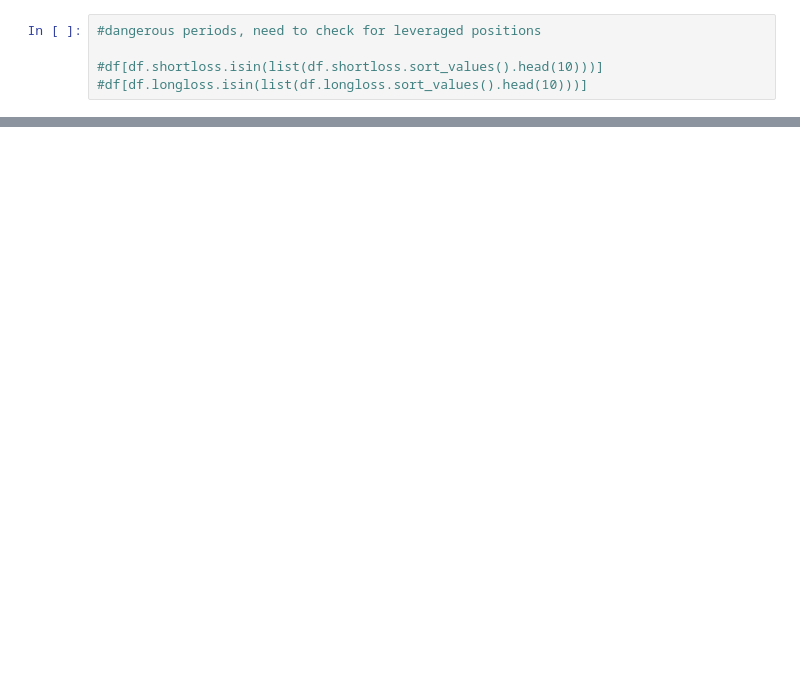
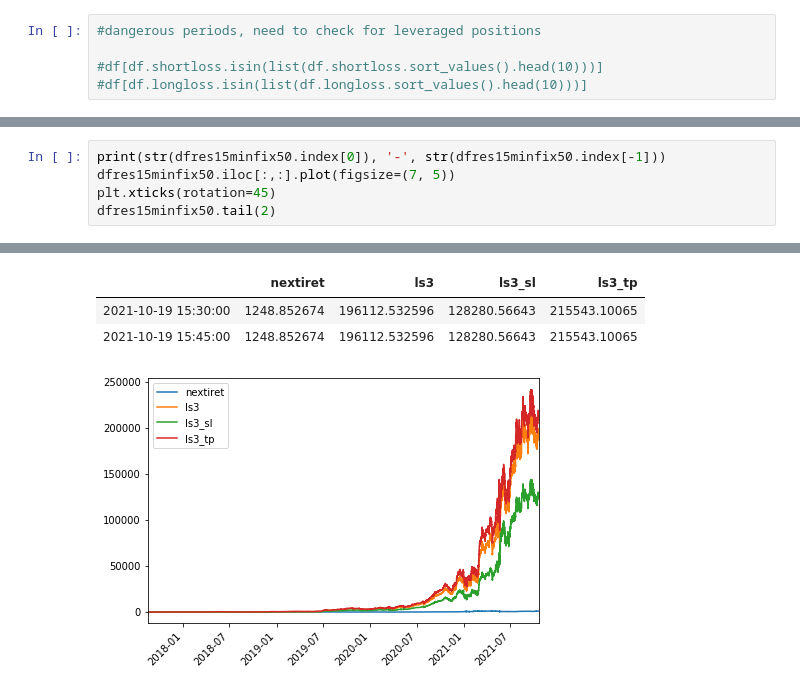
Before and after one commit to antogranell/gdax, a Jupyter notebook: project_index_2.ipynb, the cells around one changed output, grey strips where cells are left out. Cells and saved outputs as stored; diff of their text form; blank space fills up the shorter version.

```diff
--- a/project_index_2.ipynb
+++ b/project_index_2.ipynb
@@ -184,0 +416,6 @@ dfres.iloc[:,:].plot() #including underlying
+# %%
+print(str(dfres15minfix50.index[0]), '-', str(dfres15minfix50.index[-1]))
+dfres15minfix50.iloc[:,:].plot(figsize=(7, 5))
+plt.xticks(rotation=45)
+dfres15minfix50.tail(2)
+# %% [output]
@@ -184,0 +423,4 @@ dfres.iloc[:,:].plot() #including underlying
+|  | nextiret | ls3 | ls3_sl | ls3_tp |
+| 2021-10-19 15:30:00 | 1248.852674 | 196112.532596 | 128280.56643 | 215543.10065 |
+| 2021-10-19 15:45:00 | 1248.852674 | 196112.532596 | 128280.56643 | 215543.10065 |
+[figure, added]
```
Also changed, not shown: parts of 40 cells of this notebook.
